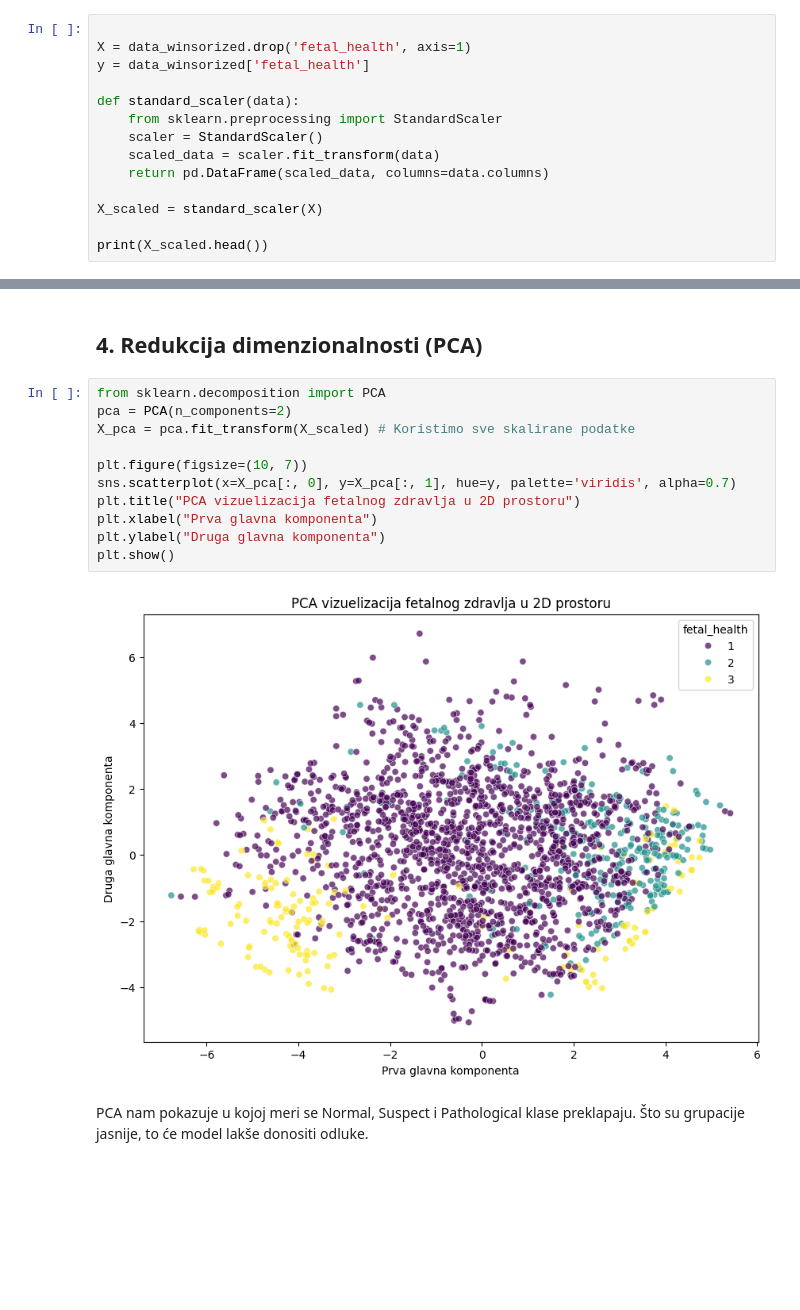
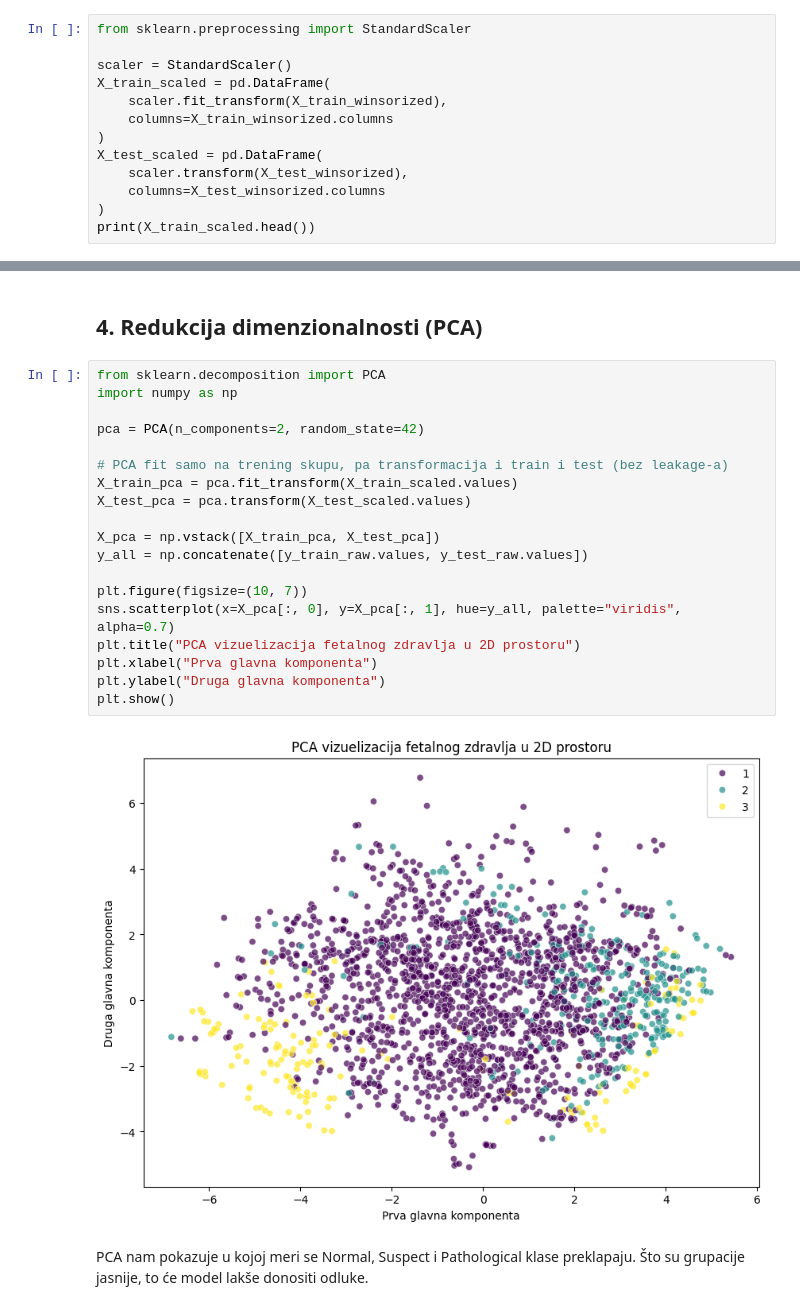
Before and after one commit to aleksandradjokic/Fetal-Health-Classification, a Jupyter notebook: fetal_health.ipynb, the cells around one changed output, grey strips where cells are left out. Saved outputs shown, nothing was run; the diff lists cells and outputs as text; blank space fills up the shorter version.

```diff
--- a/fetal_health.ipynb
+++ b/fetal_health.ipynb
@@ -389,18 +381,17 @@ Winsorization primenjen na numeričke kolone.
 # %% [markdown]
 ##  Standardizacija
 # %%
+from sklearn.preprocessing import StandardScaler
 
-X = data_winsorized.drop('fetal_health', axis=1)
-y = data_winsorized['fetal_health']
-
-def standard_scaler(data):
-    from sklearn.preprocessing import StandardScaler
-    scaler = StandardScaler()
-    scaled_data = scaler.fit_transform(data)
-    return pd.DataFrame(scaled_data, columns=data.columns)
-
-X_scaled = standard_scaler(X)
-
-print(X_scaled.head())
+scaler = StandardScaler()
+X_train_scaled = pd.DataFrame(
+    scaler.fit_transform(X_train_winsorized),
+    columns=X_train_winsorized.columns
+)
+X_test_scaled = pd.DataFrame(
+    scaler.transform(X_test_winsorized),
+    columns=X_test_winsorized.columns
+)
+print(X_train_scaled.head())
 # %% [output]
    baseline value  accelerations  fetal_movement  uterine_contractions  \
@@ -487,17 +493,25 @@ Oblik test skupa (X_test, y_test): (423, 10) (423,)
 ## 4. Redukcija dimenzionalnosti (PCA)
 # %%
 from sklearn.decomposition import PCA
-pca = PCA(n_components=2)
-X_pca = pca.fit_transform(X_scaled) # Koristimo sve skalirane podatke
+import numpy as np
+
+pca = PCA(n_components=2, random_state=42)
+
+# PCA fit samo na trening skupu, pa transformacija i train i test (bez leakage-a)
+X_train_pca = pca.fit_transform(X_train_scaled.values)
+X_test_pca = pca.transform(X_test_scaled.values)
+
+X_pca = np.vstack([X_train_pca, X_test_pca])
+y_all = np.concatenate([y_train_raw.values, y_test_raw.values])
 
 plt.figure(figsize=(10, 7))
-sns.scatterplot(x=X_pca[:, 0], y=X_pca[:, 1], hue=y, palette='viridis', alpha=0.7)
+sns.scatterplot(x=X_pca[:, 0], y=X_pca[:, 1], hue=y_all, palette="viridis", alpha=0.7)
 plt.title("PCA vizuelizacija fetalnog zdravlja u 2D prostoru")
 plt.xlabel("Prva glavna komponenta")
 plt.ylabel("Druga glavna komponenta")
 plt.show()
 # %% [output]
-[figure, old version]
+[figure, new version]
 # %% [markdown]
 PCA nam pokazuje u kojoj meri se Normal, Suspect i Pathological klase preklapaju. Što su grupacije jasnije, to će model lakše donositi odluke.
 # %% [markdown]
```
Also changed, not shown: parts of 23 cells of this notebook, 2 other files.
